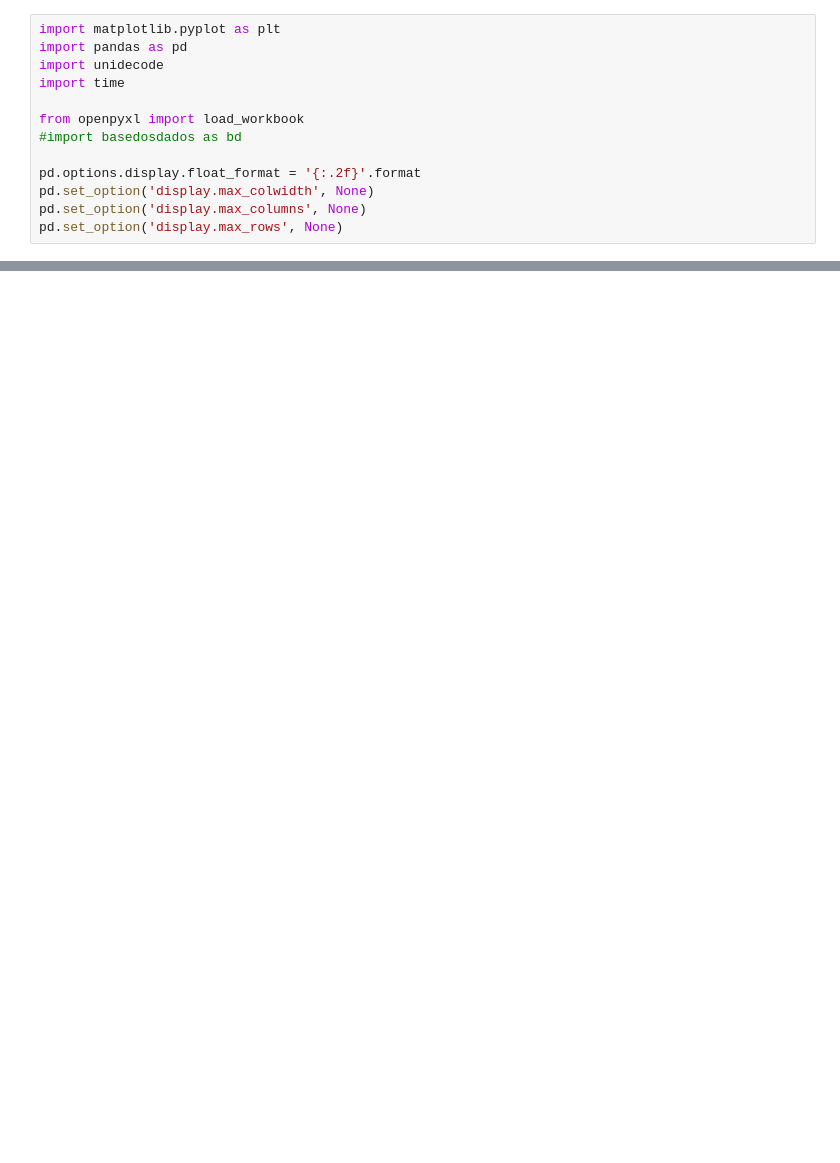
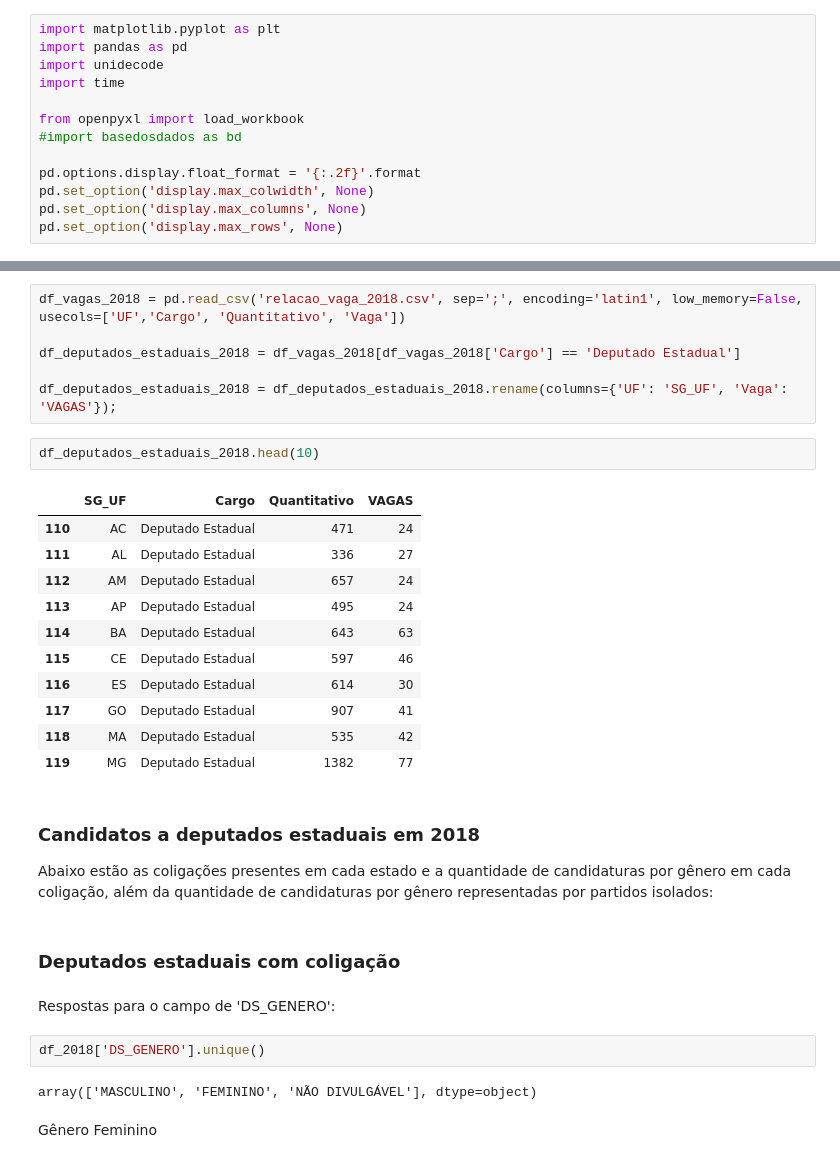
Before and after one commit to Cristiananc/consulta_candidaturas, a Jupyter notebook: Deputados Estaduais.ipynb, the cells around one changed output, grey strips where cells are left out. Cells and saved outputs as stored; diff of their text form; blank space fills up the shorter version.

```diff
--- a/Deputados Estaduais.ipynb
+++ b/Deputados Estaduais.ipynb
@@ -316,0 +337,34 @@ df_vereador_sem_coligacoes_por_genero_2020.head()
+# %%
+df_vagas_2018 = pd.read_csv('relacao_vaga_2018.csv', sep=';', encoding='latin1', low_memory=False, usecols=['UF','Cargo', 'Quantitativo', 'Vaga'])
+
+df_deputados_estaduais_2018 = df_vagas_2018[df_vagas_2018['Cargo'] == 'Deputado Estadual']
+
+df_deputados_estaduais_2018 = df_deputados_estaduais_2018.rename(columns={'UF': 'SG_UF', 'Vaga': 'VAGAS'});
+# %%
+df_deputados_estaduais_2018.head(10)
+# %% [output]
+|  | SG_UF | Cargo | Quantitativo | VAGAS |
+| 110 | AC | Deputado Estadual | 471 | 24 |
+| 111 | AL | Deputado Estadual | 336 | 27 |
+| 112 | AM | Deputado Estadual | 657 | 24 |
+| 113 | AP | Deputado Estadual | 495 | 24 |
+| 114 | BA | Deputado Estadual | 643 | 63 |
+| 115 | CE | Deputado Estadual | 597 | 46 |
+| 116 | ES | Deputado Estadual | 614 | 30 |
+| 117 | GO | Deputado Estadual | 907 | 41 |
+| 118 | MA | Deputado Estadual | 535 | 42 |
+| 119 | MG | Deputado Estadual | 1382 | 77 |
+# %% [markdown]
+### Candidatos a deputados estaduais em 2018
+
+Abaixo estão as coligações presentes em cada estado e a quantidade de candidaturas por gênero em cada coligação, além da quantidade de candidaturas por gênero representadas por partidos isolados:
+# %% [markdown]
+### Deputados estaduais com coligação
+# %% [markdown]
+Respostas para o campo de 'DS_GENERO':
+# %%
+df_2018['DS_GENERO'].unique()
+# %% [output]
+array(['MASCULINO', 'FEMININO', 'NÃO DIVULGÁVEL'], dtype=object)
+# %% [markdown]
+Gênero Feminino
```
Also changed, not shown: parts of 128 cells of this notebook, 2 other files.
